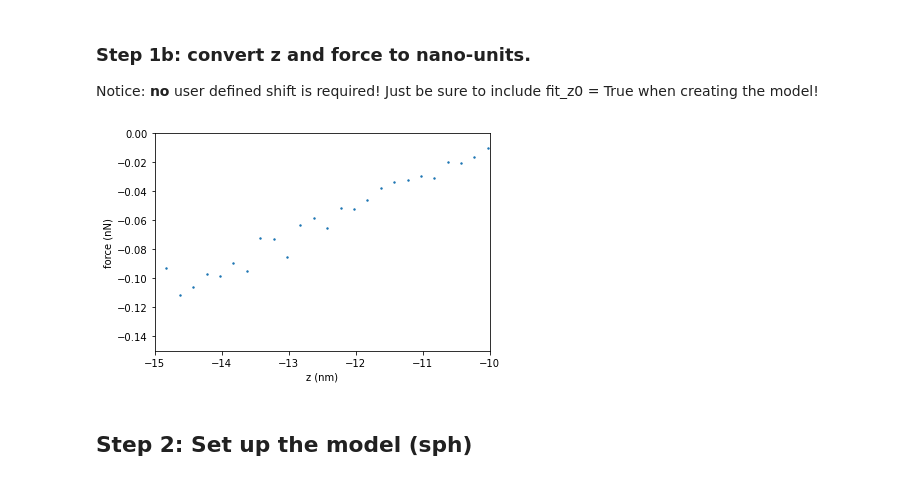
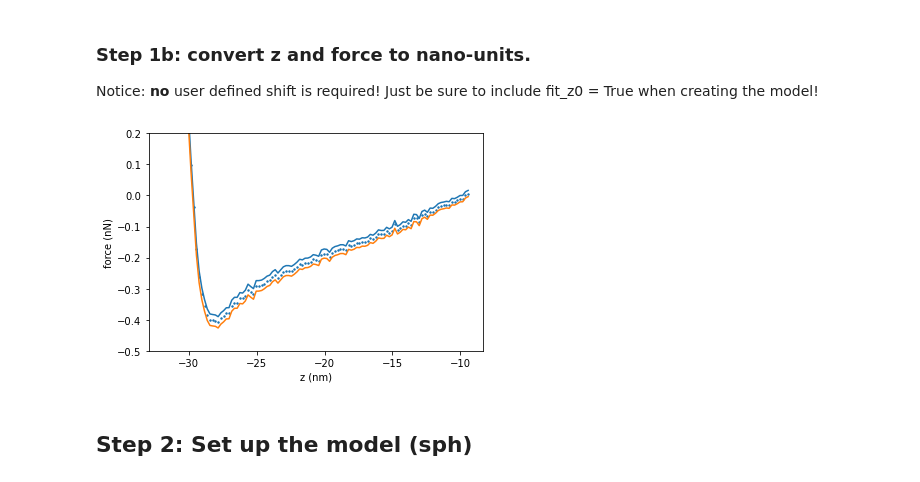
Before and after one commit to phys201/nc_AFM, a Jupyter notebook: documentation.ipynb, the cells around one changed output. Saved outputs shown, nothing was run; the diff lists cells and outputs as text; code cells hidden in the pictures.

```diff
--- a/documentation.ipynb
+++ b/documentation.ipynb
@@ -582,14 +582,15 @@ noise = np.linspace(0.02, 0.01, len(z_data))
 
 hamaker = 0.286 #aJ
 # %%
-plt.scatter(z_data, f_data, s = 2)
+plt.scatter(z_data, f_data, s =2)
+plt.plot(z_data, f_data+noise)
+plt.plot(z_data, f_data-noise)
 
-plt.xlim([-15,-10])
-plt.ylim([-0.15, 0])
+plt.ylim([-0.5, 0.2])
 plt.xlabel('z (nm)')
 plt.ylabel('force (nN)');
 # %% [output]
-[figure, old version]
+[figure, new version]
 # %% [markdown]
 ## Step 2: Set up the model (sph)
 # %%
```
Also changed, not shown: parts of 54 cells of this notebook, 8 other files.
